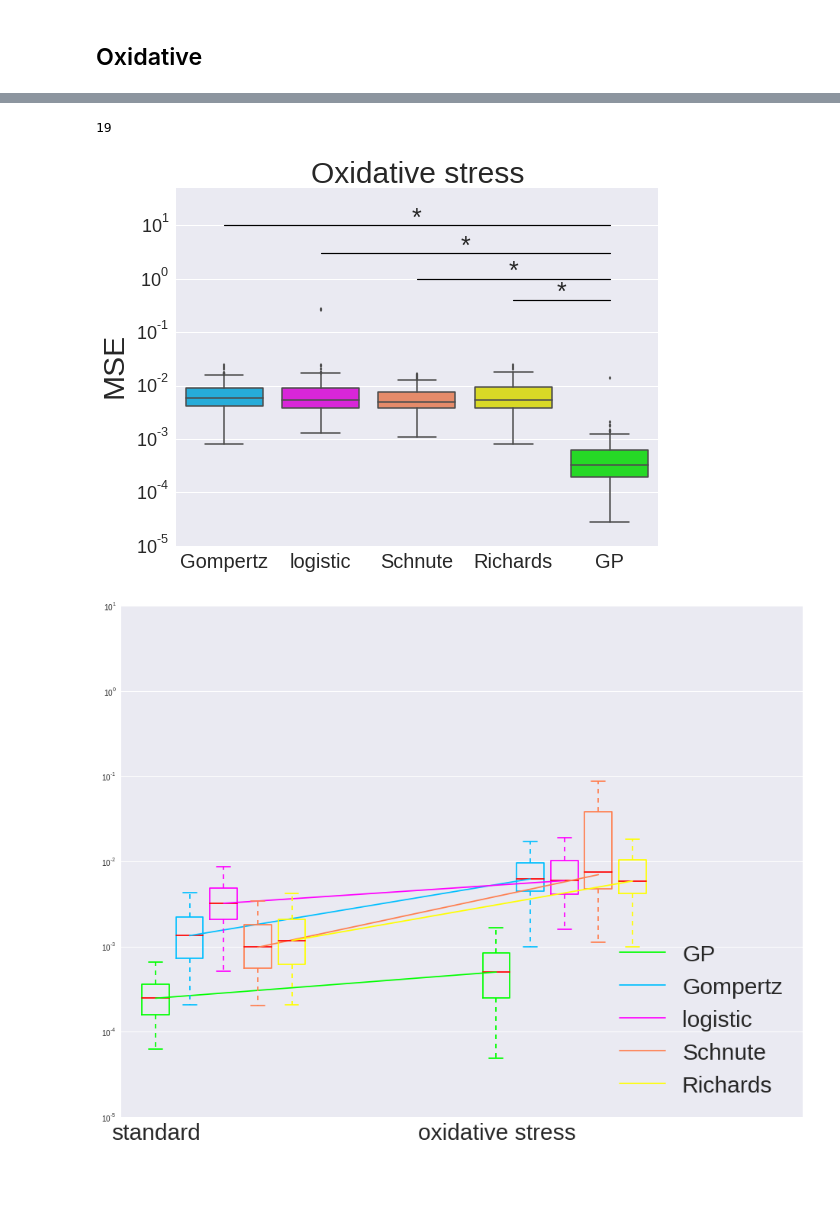
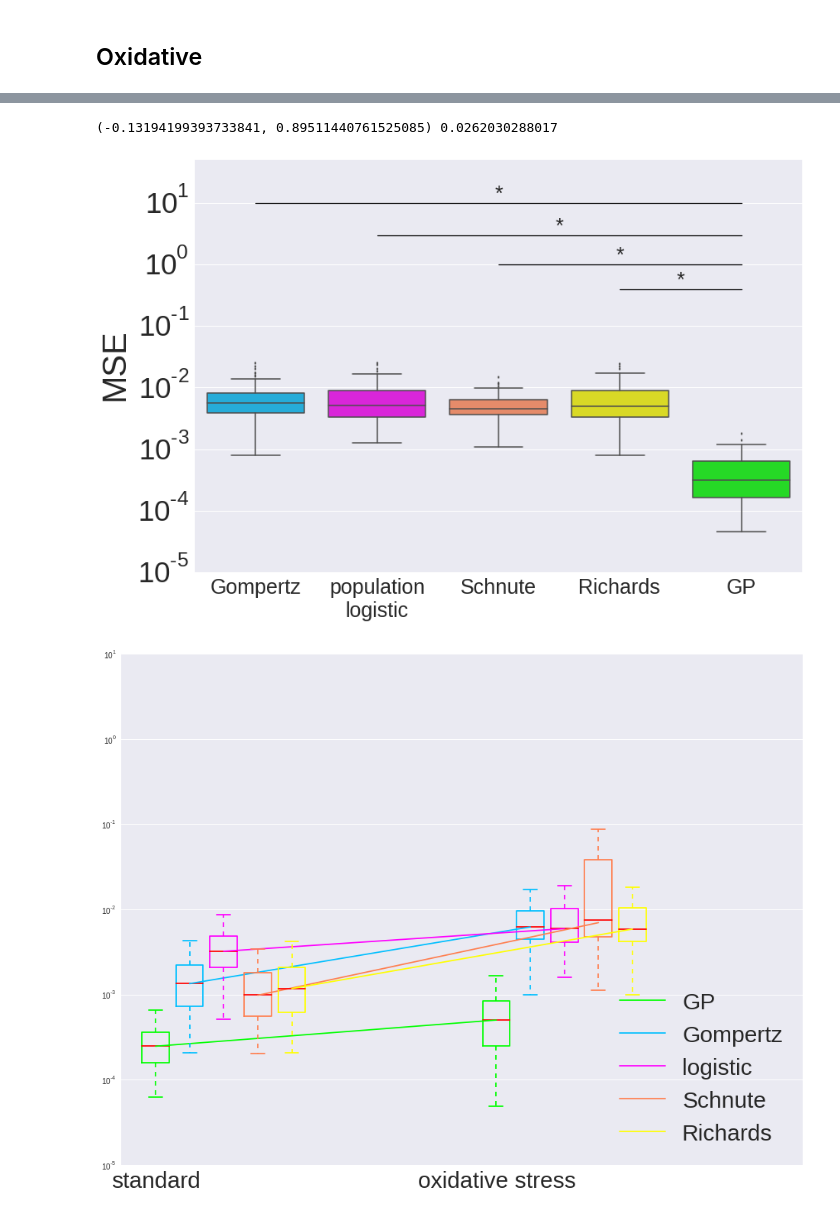
Before and after one commit to ptonner/gp_growth_phenotype, a Jupyter notebook: notebooks/classical_models.ipynb, the cells around one changed output, grey strips where cells are left out. Saved outputs shown, nothing was run; the diff lists cells and outputs as text; code cells hidden in the pictures; blank space fills up the shorter version.

```diff
--- a/notebooks/classical_models.ipynb
+++ b/notebooks/classical_models.ipynb
@@ -68,27 +61,32 @@ for i in range(output.shape[0],data.shape[0]):
     # GP MSE
 
     try:
+        start = timemodule.time()
         gp = gpFactory.build(edata_train,optimize=True)
+        stop = timemodule.time()
 
         params['gp_mse'] = mse.compute(edata_test,gp)
         params['gp_muMax_mean'],params['gp_muMax_std'] = muMax.compute(predictive_data=temp,model=gp)
         params['gp_CarryingCapacity_mean'],params['gp_CarryingCapacity_std'] = carryingCapacity.compute(predictive_data=temp,model=gp)
-        params['gp_loglikelihood'] = [gp.log_likelihood()]
-    except GPy.core.LinAlgError:
+        params['gp_loglikelihood'] = gp.log_likelihood()
+        params['gp_time'] = stop - start
+    except Exception,e:
+        print e
         params['gp_mse'] = [np.nan]
         params['gp_muMax_mean'],params['gp_muMax_std'] = [np.nan,np.nan]
         params['gp_CarryingCapacity_mean'],params['gp_CarryingCapacity_std'] = [np.nan,np.nan]
         params['gp_loglikelihood'] = [np.nan]
-
-
-
+        params['gp_time'] = [np.nan]
 
     # Gompertz
+    start = timemodule.time()
     m,A,l,gmse = classical.optimize(edata.time.values,edata.od.values,cv=cv)
+    stop = timemodule.time()
     params['gompertz_muMax'] = m
     params['gompertz_CarryingCapacity'] = A
     params['gompertz_lagTime'] = l
     params['gompertz_mse'] = gmse
+    params['gompertz_time'] = stop - start
 
     # Logistic
     m,A,l,gmse = classical.optimize(edata.time.values,edata.od.values,classical.logistic,cv=cv)
@@ -107,12 +105,8 @@ for i in range(output.shape[0],data.shape[0]):
     #Schnute
     m,A,l,gmse = classical.optimize(edata.time.values.astype(float),edata.od.values.astype(float),classical.schnute,p0=(.1,1,1,0.1,.1),cv=cv)
     params['schnute_muMax'] = m
-    #params['richards_CarryingCapacity'] = A
     params['schnute_lagTime'] = l
     params['schnute_mse'] = gmse
-
-
-    # print params
 
     if output.shape[0]==0:
         output = params
@@ -270,3 +226,11 @@ output = pd.read_csv("classical_models.csv",index_col=None)
+# %%
+output = pd.read_csv("classical_models.csv",index_col=None)
+
+output = output.loc[~output.gp_mse.isnull(),:]
+output = output.loc[~output.gompertz_mse.isnull(),:]
+output = output.loc[~output.richards_mse.isnull(),:]
+output = output.loc[~output.logistic_mse.isnull(),:]
+output = output.loc[~output.schnute_mse.isnull(),:]
 # %%
 fits = output.copy()
 fits.Condition.replace(np.nan,'',inplace=True)
@@ -284,5 +248,5 @@ data1 = g.get_group((0))
 # data1 = data1[data1.final_od>1]
 
 # data2 = g.get_group((0,6,0))
-data2 = g.get_group((0.33299999999999996))
+data2 = g.get_group((0.33300000000000002))
 # %%
@@ -418,37 +369,36 @@ plt.yscale('log')
-# %%
-sum(data2.richards_mse.isnull())
-# %% [output]
-19
+# %%
+print scipy.stats.ttest_ind(data1.gp_mse,data2.gp_mse), (data2.gp_mse.mean()-data1.gp_mse.mean())/data1.gp_mse.mean()
+# %% [output]
+(-0.13194199393733841, 0.89511440761525085) 0.0262030288017
 # %%
-plt.figure(figsize=(8,6))
+plt.figure(figsize=(12,8))
 
 # sns.boxplot([data1.gompertz_mse,data1.logistic_mse,data1.gp_mse],names=['gompertz','logistic','gp'],
 #             fliersize=5,color=['deepskyblue','magenta','lime'])
 # sns.boxplot([data1.gompertz_mse,data1.logistic_mse,data1.schnute_mse,data1.gp_mse],names=['Gompertz','logistic','Schnute','gp'],
 #             fliersize=5,color=['deepskyblue','magenta','coral','lime'])
 
-sns.boxplot([data2.gompertz_mse,data2.logistic_mse,data2.schnute_mse[~data2.schnute_mse.isnull()],data2.richards_mse,data2.gp_mse[~data2.gp_mse.isnull()]],names=['Gompertz','logistic','Schnute','Richards','GP'],
+sns.boxplot([data2.gompertz_mse,data2.logistic_mse,data2.schnute_mse[~data2.schnute_mse.isnull()],data2.richards_mse,data2.gp_mse[~data2.gp_mse.isnull()]],names=['Gompertz','population\nlogistic','Schnute','Richards','GP'],
             fliersize=3,color=['deepskyblue','magenta','coral','yellow','lime'])
 
-plt.xticks(fontsize=20)
+plt.xticks(fontsize=25)
 
 significance_bar(1,5,10,'*',offset=.4,fontsize=25)
 significance_bar(2,5,3,'*',offset=.4,fontsize=25)
 significance_bar(3,5,1,'*',offset=.4,fontsize=25)
 significance_bar(4,5,.4,'*',offset=.4,fontsize=25)
 
-plt.title("Oxidative stress",fontsize=30)
-plt.ylabel("MSE",fontsize=30)
+# plt.title("Oxidative stress",fontsize=40)
+plt.ylabel("MSE",fontsize=40)
 plt.yscale('log',subsy=[])
 plt.ylim(.00001,50)
-plt.yticks(fontsize=18)
+plt.yticks(fontsize=35)
 
 plt.tight_layout()
 
-
 plt.savefig("figures/mse_paraquat.png",dpi=300)
 # %% [output]
-[figure, old version]
+[figure, new version]
 # %%
 plt.figure(figsize=(16,12))
 
```
Also changed, not shown: parts of 53 cells of this notebook, 6 other files.
